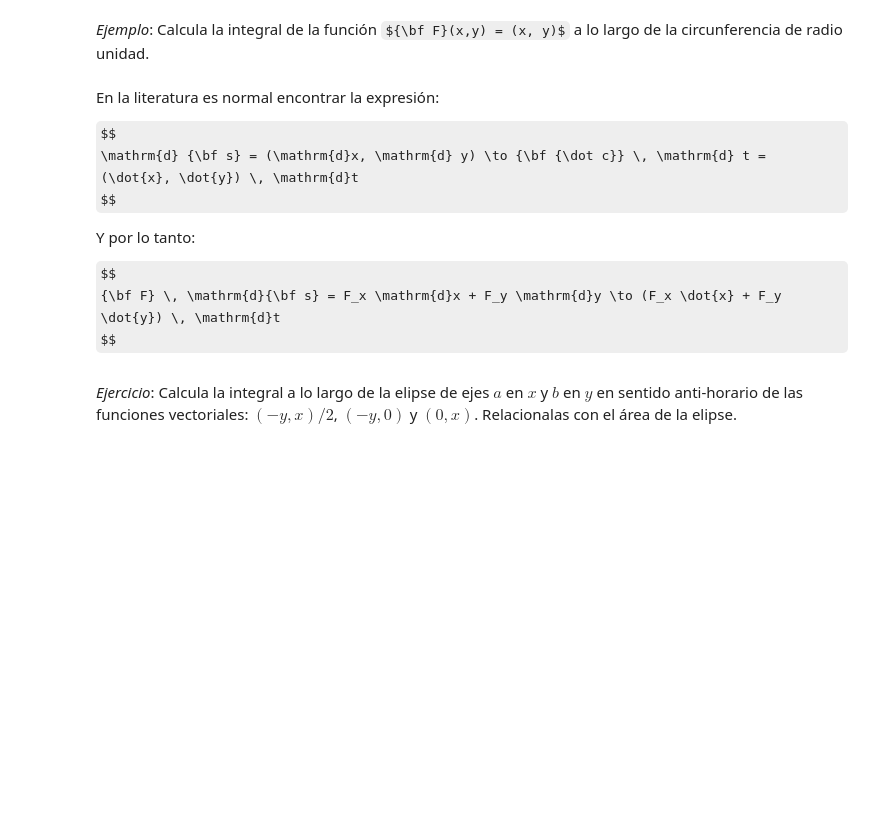
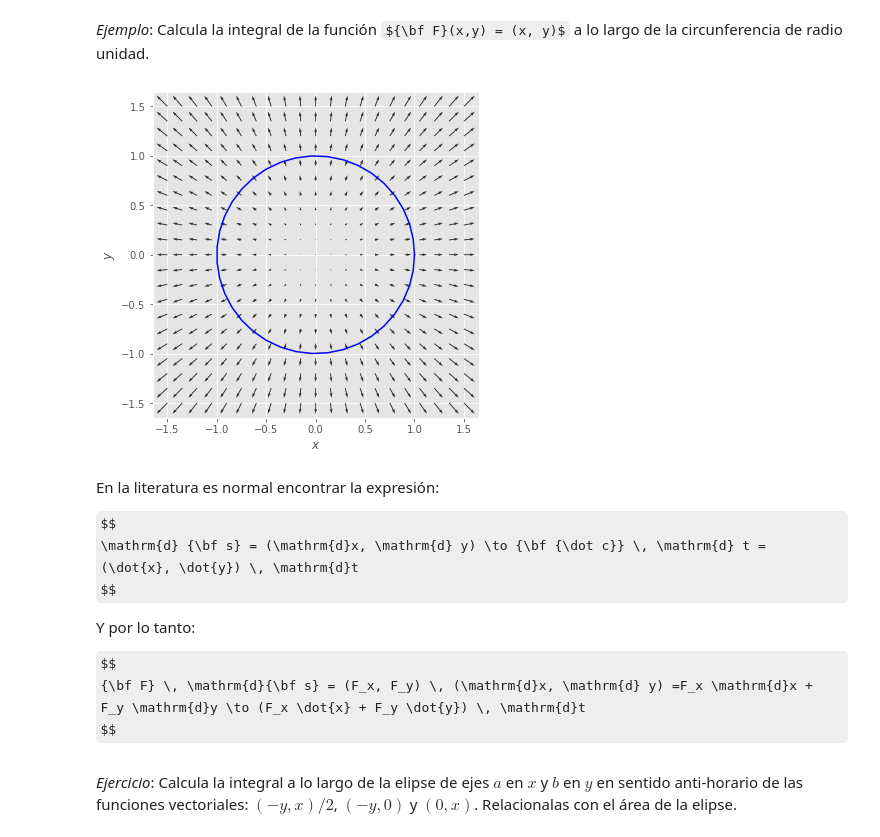
Before and after one commit to jahernando/USC-MMIII, a Jupyter notebook: tcalvec_integral_linea.ipynb, the cells around one changed output. Drawn from its saved outputs; the diff is of its cells as text; code cells hidden in the pictures; some formulas as TeX source; blank space fills up the shorter version.

```diff
--- a/tcalvec_integral_linea.ipynb
+++ b/tcalvec_integral_linea.ipynb
@@ -194,12 +196,15 @@ gf.quiver2d(Ex, Ey, xrange, xrange);
 # %%
 xrange = (-1.5, 1.5, 21)
 trange = (0, 2.*np.pi, 40)
 Ex = lambda x, y : x
 Ey = lambda x, y : y
 cx = lambda t    : np.cos(t)
 cy = lambda t    : np.sin(t)
 gf.line2d(cx, cy, trange);
 gf.quiver2d(Ex, Ey, xrange, xrange);
+plt.gca().set_aspect('equal', adjustable='box')
+# %% [output]
+[figure, added]
 # %% [markdown]
 En la literatura es normal encontrar la expresión:
 
@@ -211,7 +216,7 @@ $$
 Y por lo tanto:
 
 $$
-{\bf F} \, \mathrm{d}{\bf s} = F_x \mathrm{d}x + F_y \mathrm{d}y \to (F_x \dot{x} + F_y \dot{y}) \, \mathrm{d}t
+{\bf F} \, \mathrm{d}{\bf s} = (F_x, F_y) \, (\mathrm{d}x, \mathrm{d} y) =F_x \mathrm{d}x + F_y \mathrm{d}y \to (F_x \dot{x} + F_y \dot{y}) \, \mathrm{d}t
 $$
 # %% [markdown]
 *Ejercicio*: Calcula la integral a lo largo de la elipse de ejes $a$ en $x$ y $b$ en $y$ en sentido anti-horario de las funciones vectoriales: $(-y, x)/2$, $(-y, 0)$ y $(0, x)$. Relacionalas con el área de la elipse.
```
Also changed, not shown: parts of 10 cells of this notebook.
